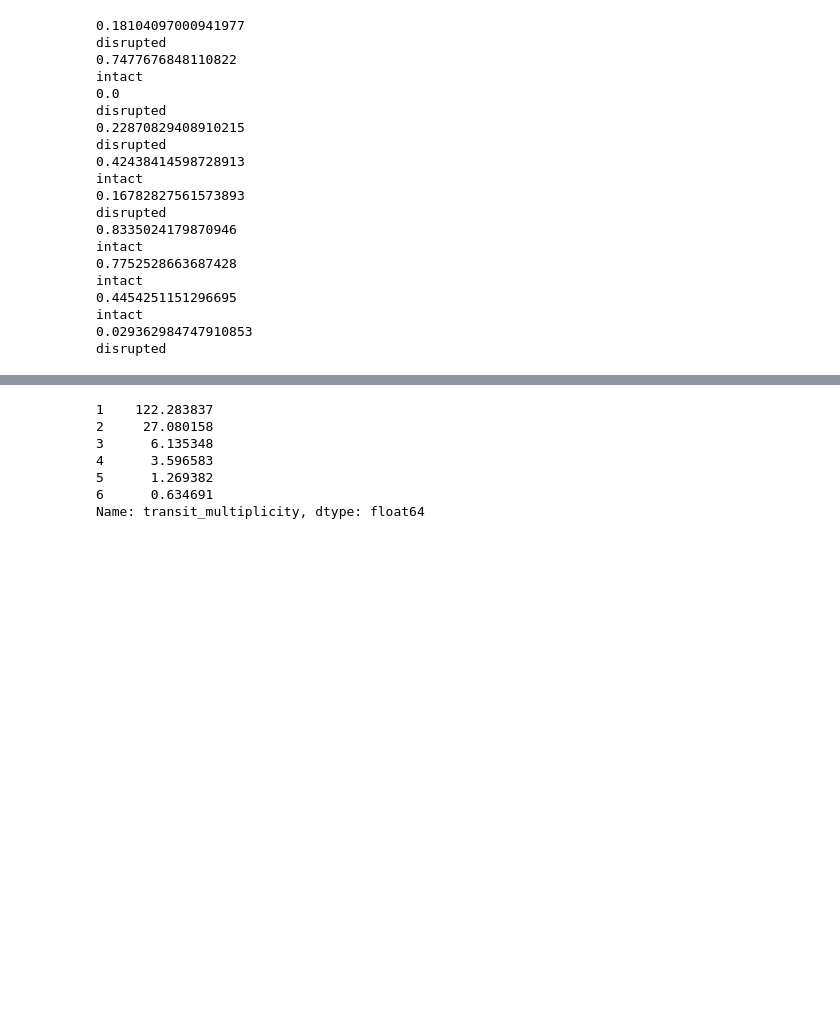
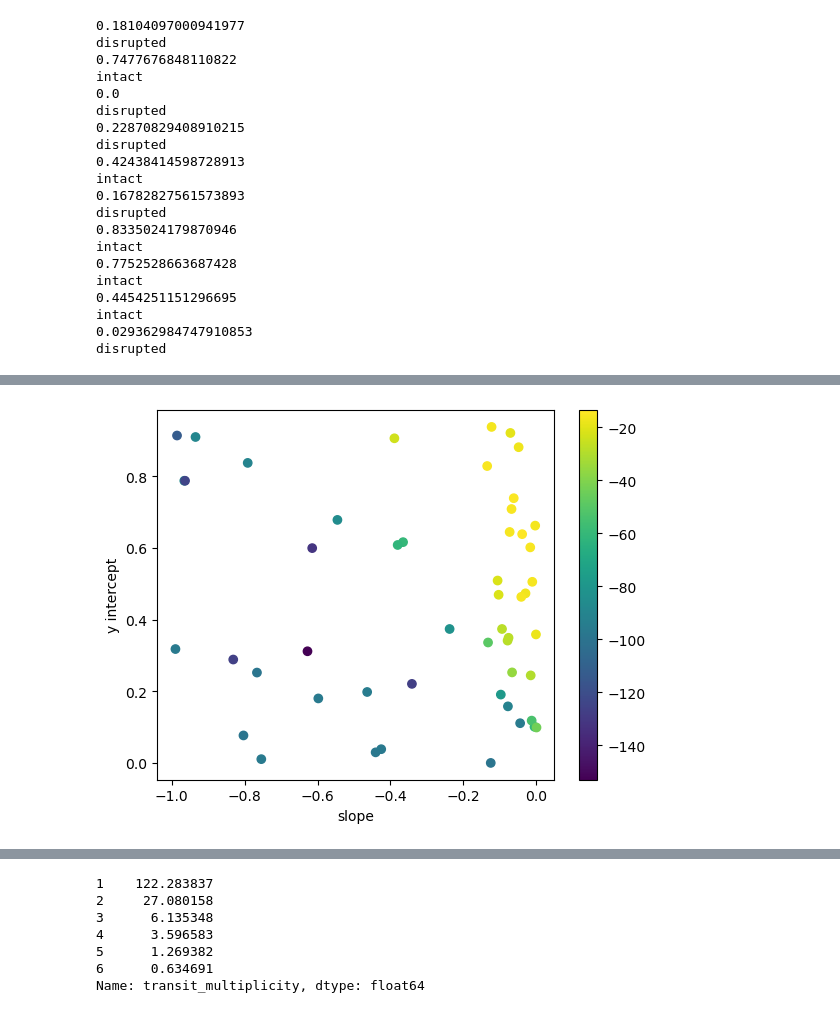
Before and after one commit to exoclam/sculpting, a Jupyter notebook: synthetic-posteriors.ipynb, the cells around one changed output, grey strips where cells are left out. Drawn from its saved outputs; the diff is of its cells as text; code cells hidden in the pictures; blank space fills up the shorter version.

```diff
--- a/synthetic-posteriors.ipynb
+++ b/synthetic-posteriors.ipynb
@@ -1008,0 +1052,31 @@ df_control = pd.read_csv(path+'continuous_models/control.csv',
+# %%
+#plt.style.use('default')
+logLs = []
+ms = []
+bs = []
+#for i in range(len(file_names)):
+for i in range(50):
+    lam = dfs[i].loc[dfs[i].transit_multiplicity > 0].transit_multiplicity.value_counts() * (161/len(dfs[i].loc[dfs[i].transit_multiplicity > 0]))
+    logL = calculate_logL(k, lam)
+    #print(logL)
+    logLs.append(logL)
+    ms.append(dfs[i]['slope'][0])
+    bs.append(dfs[i]['y_intercept'][0])
+#print(logLs, ms, bs)
+
+lam_control = df_control.loc[df_control.transit_multiplicity > 0].transit_multiplicity.value_counts() * (161/len(df_control.loc[df_control.transit_multiplicity > 0]))
+logL_control = calculate_logL(k, lam_control)
+#print(logL_control)
+#print(bs)
+#print(ms)
+
+# plot log likelihood per model
+plt.scatter(ms, bs, c=logLs)
+plt.scatter(df_control.slope[0], df_control.y_intercept[0], c=logL_control,
+            cmap='viridis', vmin=min(logLs), vmax=max(logLs))
+plt.xlabel('slope')
+plt.ylabel('y intercept')
+plt.colorbar()
+plt.show()
+# %% [output]
+[figure, added]
```
Also changed, not shown: parts of 12 cells of this notebook.
